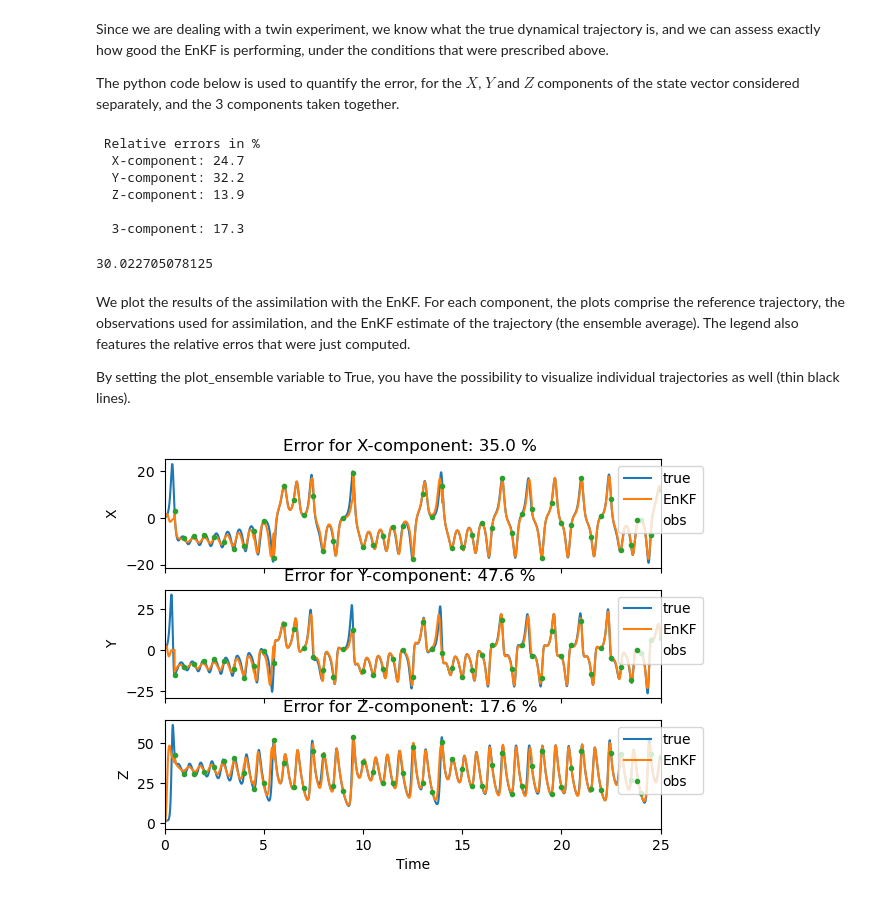
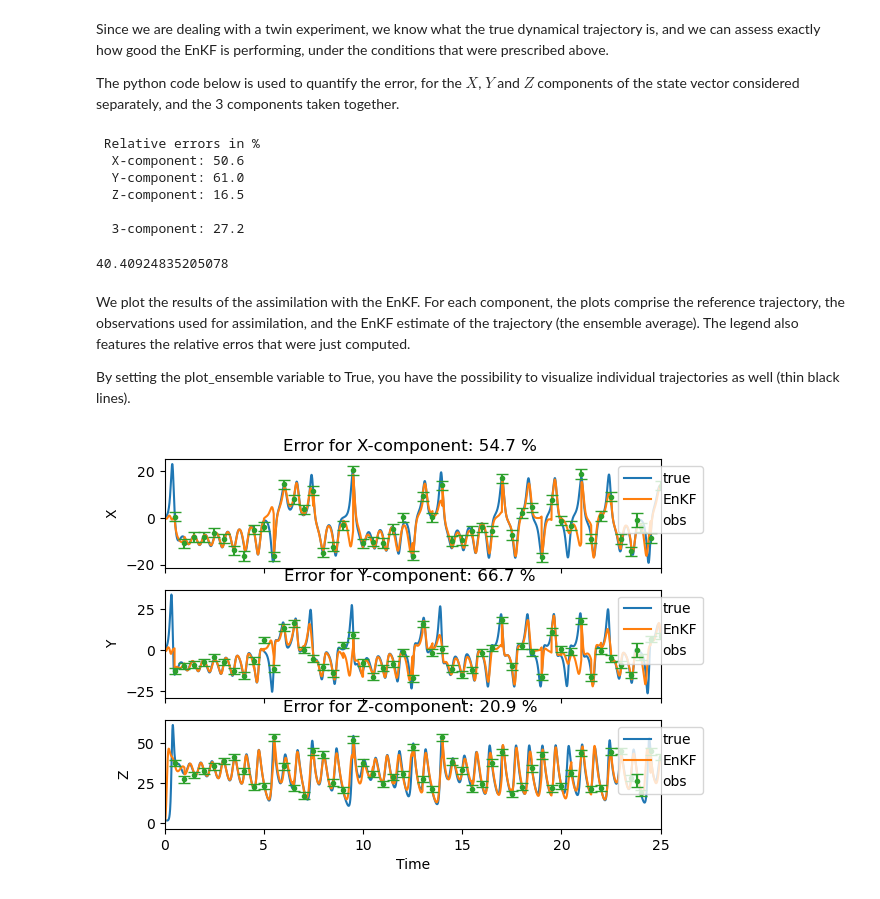
Before and after one commit to acse-jm122/torchda, a Jupyter notebook: examples/lorenz_enkf.ipynb, the cells around one changed output. Saved outputs shown, nothing was run; the diff lists cells and outputs as text; code cells hidden in the pictures.

```diff
--- a/examples/lorenz_enkf.ipynb
+++ b/examples/lorenz_enkf.ipynb
@@ -110,13 +110,13 @@ time_obs = time[gap::gap]
 # y = torch.zeros((y_size, nobs), device=device)
 # R = torch.diag(torch.tile(torch.tensor(sigobs**2, device=device), (y_size,)))
 R = (sigobs**2) * torch.eye(y_size, device=device)
-# sqrt_s = torch.sqrt(R)
+sqrt_s = torch.sqrt(R)
 # y = Hxt
 y = H @ xt[:, gap::gap] if isinstance(H, torch.Tensor) else H(xt[:, gap::gap])
 # compute observation error
-# noise = sqrt_s @ torch.randn(size=y.shape, device=device)
+noise = sqrt_s @ torch.randn(size=y.shape, device=device)
 # y = Hxt + epsilon
-# y = y + noise
+y = y + noise
 # %%
 # Plot reference trajectory and the observations that will be fed to the EnKF
 fig, ax = plt.subplots(nrows=3, ncols=1, sharex=True)
@@ -125,7 +125,7 @@ for k, comp in enumerate(["X", "Y", "Z"]):
     ax[k].plot(time.cpu(), xt.cpu()[k, :])
     if WhichVariablesAreObserved[k] > 0:
         ax[k].errorbar(time_obs.cpu(), y.cpu()[iobs, :],
-                    #    yerr=sqrt_s.cpu()[iobs, iobs],
+                       yerr=sqrt_s.cpu()[iobs, iobs],
                        fmt='o', markersize=3, capsize=4, label='obs')
         ax[k].legend(bbox_to_anchor=(1.01, 1), loc='upper right', frameon=True)
         iobs += 1
@@ -186,11 +186,11 @@ for k, comp in enumerate(["X", "Y", "Z"]):
 print((f"\n  3-component: {(100.0 * cum_error / norm):.1f}  "))
 # %% [output]
  Relative errors in %
-  X-component: 24.7
-  Y-component: 32.2
-  Z-component: 13.9
+  X-component: 50.6
+  Y-component: 61.0
+  Z-component: 16.5
 
-  3-component: 17.3
+  3-component: 27.2
 # %%
 all_3component_error = []
 for e in range(Ne):
@@ -199,7 +199,7 @@ for e in range(Ne):
     all_3component_error.append(float(100.0 * cum_error / norm))
 max(all_3component_error)
 # %% [output]
-30.022705078125
+40.40924835205078
 # %% [markdown]
 We plot the results of the assimilation with the EnKF. For each component, the plots comprise the reference trajectory, the observations used for assimilation, and the EnKF estimate of the trajectory (the ensemble average).
 The legend also features the relative erros that were just computed.
@@ -208,27 +208,27 @@ By setting the plot_ensemble variable to True, you have the possibility to visua
 # %%
 # Plot results
 plot_ensemble = False  # Change to True if you want to visualize ensemble members
 fig, ax = plt.subplots(nrows=3, ncols=1, sharex=True)
 iobs = 0
 for k, comp in enumerate(["X", "Y", "Z"]):
     ax[k].plot(time.cpu(), xt.cpu()[k, :], label='true')
     ax[k].plot(time.cpu(), xEnKF.cpu()[k, :], label='EnKF')
     if plot_ensemble:
         for e in range(Ne):
             ax[k].plot(time.cpu(), x_ens.cpu()[k, :, e], c='k', lw=0.1, zorder=-4)
     if WhichVariablesAreObserved[k] > 0:
         ax[k].errorbar(time_obs.cpu(), y.cpu()[iobs, :],
-                    #    yerr=sqrt_s.cpu()[iobs, iobs],
+                       yerr=sqrt_s.cpu()[iobs, iobs],
                        fmt='o', markersize=3, capsize=4, label='obs')
         iobs = iobs + 1
     ax[k].legend(bbox_to_anchor=(0.9, 1), loc='upper left', frameon=True)
     ax[k].set_ylabel(comp)
     ax[k].title.set_text(
         f"Error for {comp}-component: %4.1f %% "
         % (100.0 * cum_error_comp[k] / norm_comp[k])
     )
 ax[-1].set_xlabel('Time')
 ax[-1].set_xlim(time.cpu()[0], time.cpu()[-1])
 plt.show()
 # %% [output]
-[figure, old version]
+[figure, new version]
```
Also changed, not shown: parts of 1 cell of this notebook, 4 other files.
